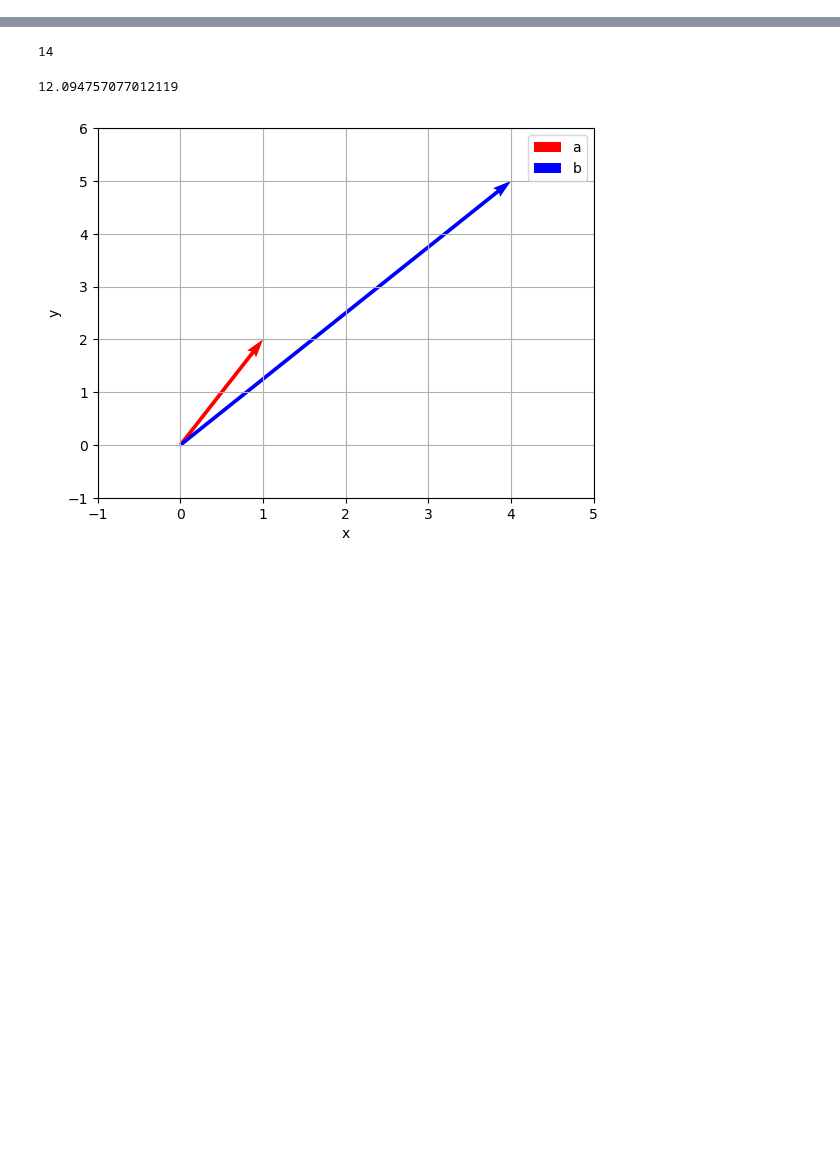
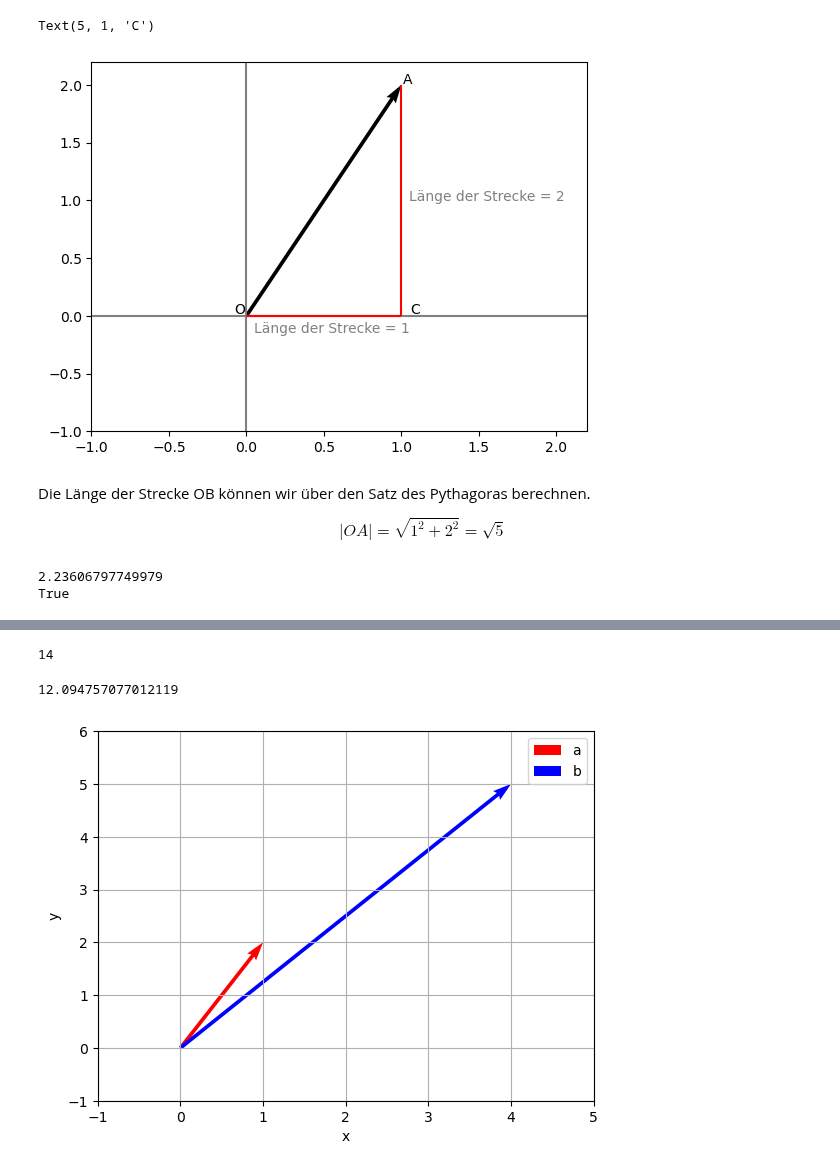
Before and after one commit to febse/econ2024-de, a Jupyter notebook: Appendices/04-LA.ipynb, the cells around one changed output, grey strips where cells are left out. Saved outputs shown, nothing was run; the diff lists cells and outputs as text; code cells hidden in the pictures; blank space fills up the shorter version.

```diff
--- a/Appendices/04-LA.ipynb
+++ b/Appendices/04-LA.ipynb
@@ -4,0 +74,37 @@
+# %%
+fix, ax = plt.subplots()
+
+ax.quiver(0, 0, 1, 2, angles='xy', scale_units='xy', scale=1)
+ax.axvline(x=0, color='gray')
+ax.axhline(y=0, color='gray')
+ax.set_xlim(-1, 2.2)
+ax.set_ylim(-1, 2.2)
+
+ax.vlines(x=1, ymin=0, ymax=2, color='r')
+ax.annotate('Länge der Strecke = 2', (1.05, 1), fontsize=10, color='grey')
+ax.hlines(y=0, xmin=0, xmax=1, color='r')
+ax.annotate('Länge der Strecke = 1', (0.05, -0.15), fontsize=10, color='grey')
+
+ax.annotate('A', (1.01, 2.01), fontsize=10, color='black')
+ax.annotate('O', (0.01, 0.01), fontsize=10, color='black', textcoords="offset points", xytext=(-10,1))
+ax.annotate('C', (1.01, 0.01), fontsize=10, color='black', textcoords="offset points", xytext=(5,1))
+# %% [output]
+Text(5, 1, 'C')
+[figure, added]
+# %% [markdown]
+Die Länge der Strecke OB können wir über den Satz des Pythagoras berechnen.
+
+$$
+|OA| = \sqrt{1^2 + 2^2} = \sqrt{5}
+$$
+# %%
+## Die Länge eines Vektors können wir wie folgt berechnen:
+
+a = np.array([1, 2])
+laenge = np.linalg.norm(a)
+
+print(laenge)
+print(np.isclose(laenge, np.sqrt(5)))
+# %% [output]
+2.23606797749979
+True
```
Also changed, not shown: parts of 13 cells of this notebook, 1 other file.
